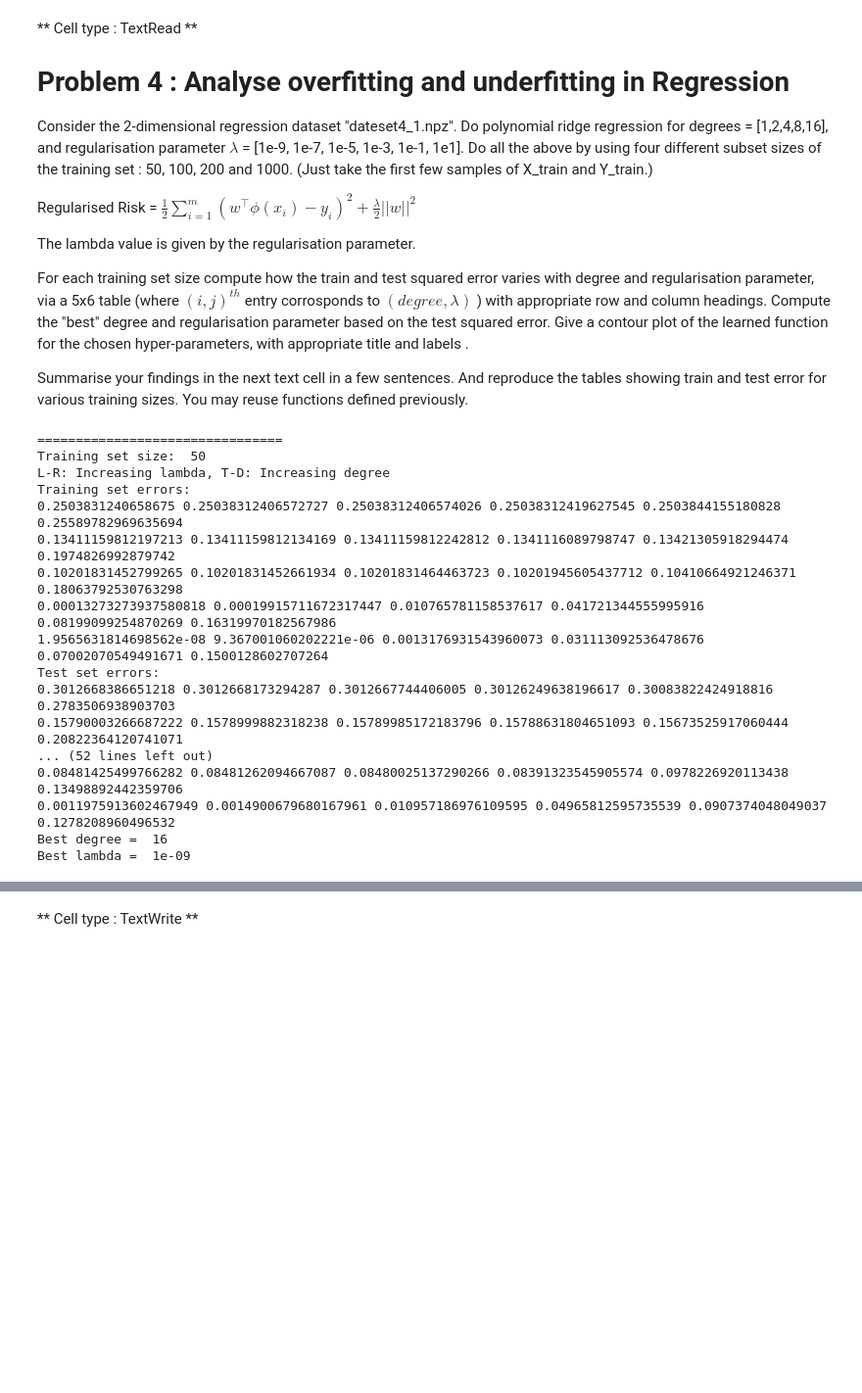
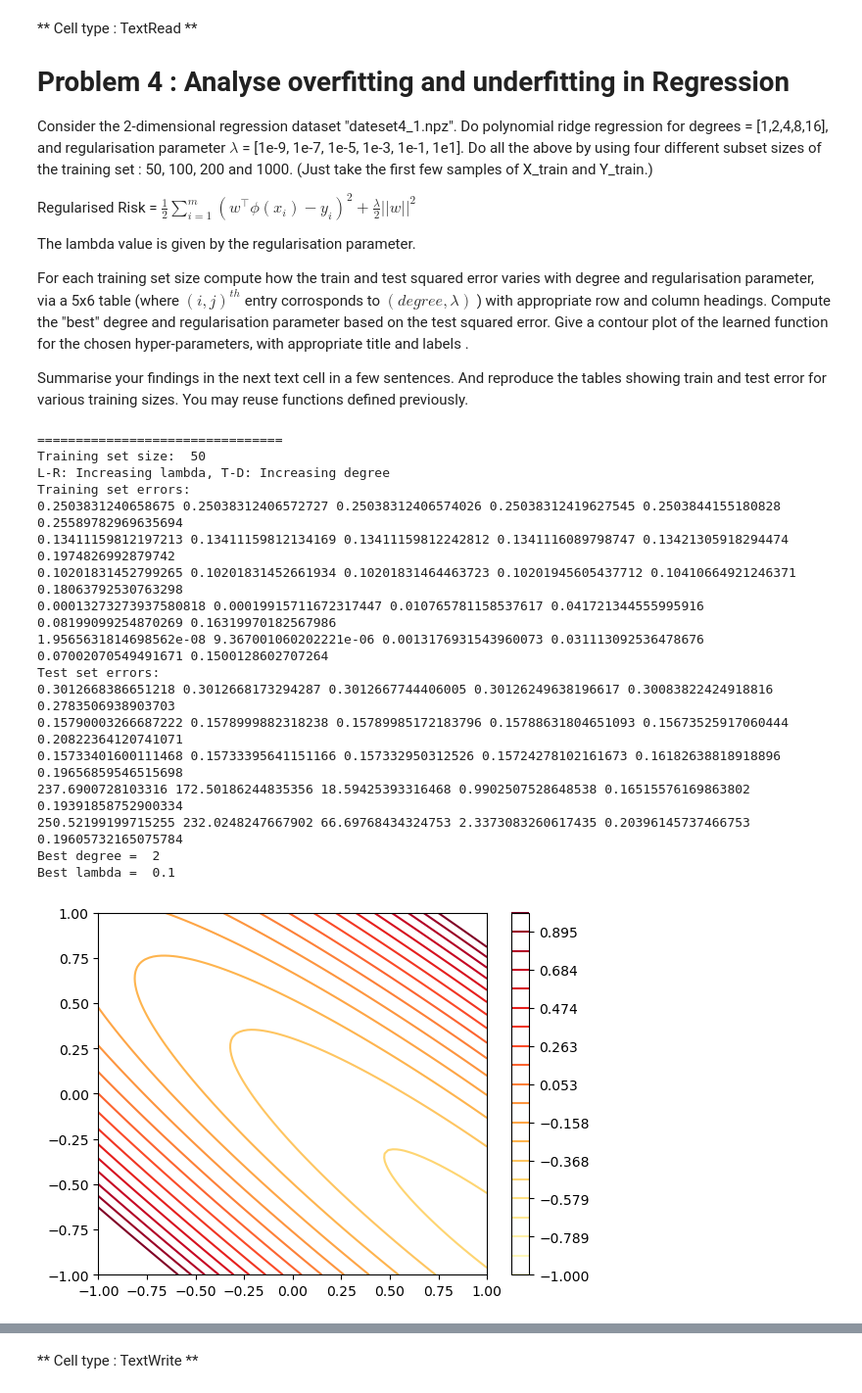
Before and after one commit to Bala-A87/CS5691-Assignments, a Jupyter notebook: A1/ProgAssmt1_student.ipynb, the cells around one changed output, grey strips where cells are left out. Shown at 98% size. Cells and saved outputs as stored; diff of their text form; code cells hidden in the pictures; blank space fills up the shorter version.

```diff
--- a/A1/ProgAssmt1_student.ipynb
+++ b/A1/ProgAssmt1_student.ipynb
@@ -798,46 +834,69 @@ train_sizes = [50, 100, 200, 1000]
 for train_size in train_sizes:
     train_error = np.zeros(shape=(5,6))
     test_error = np.zeros(shape=(5,6))
+    # wt_vector = [
+    #     [0, 0, 0, 0, 0, 0],
+    #     [0, 0, 0, 0, 0, 0],
+    #     [0, 0, 0, 0, 0, 0],
+    #     [0, 0, 0, 0, 0, 0],
+    #     [0, 0, 0, 0, 0, 0]
+    # ]
     X_train_subset = X_train[0:train_size]
     Y_train_subset = Y_train[0:train_size]
     for i,degree in enumerate(degrees):
         for j,reg_param in enumerate(reg_params):
+            # wt_vector[i][j] = polynomial_regression_ridge_train(X_train_subset, Y_train_subset, degree, reg_param)
             wt_vector = polynomial_regression_ridge_train(X_train_subset, Y_train_subset, degree, reg_param)
+            # Y_train_pred = polynomial_regression_ridge_pred(X_train_subset, wt_vector[i][j], degree)
+            # Y_test_pred = polynomial_regression_ridge_pred(X_test, wt_vector[i][j], degree)
             Y_train_pred = polynomial_regression_ridge_pred(X_train_subset, wt_vector, degree)
             Y_test_pred = polynomial_regression_ridge_pred(X_test, wt_vector, degree)
             train_error[i][j] = find_mse(Y_train_subset, Y_train_pred)
             test_error[i][j] = find_mse(Y_test, Y_test_pred)
     print('================================')
     print("Training set size: ", train_size)
     print("L-R: Increasing lambda, T-D: Increasing degree")
     print("Training set errors:")
     for i in range(5):
         for j in range(6):
             print(train_error[i][j], end=' ')
         print("")
     print("Test set errors:")
     for i in range(5):
         for j in range(6):
             print(test_error[i][j], end=' ')
         print("")
     comb_index = np.argmin(test_error)
-    print("Best degree = ", degrees[int(comb_index/6)])
-    print("Best lambda = ", reg_params[comb_index%6])
+    best_degree = degrees[int(comb_index/6)]
+    best_lambda = reg_params[comb_index%6]
+    print("Best degree = ", best_degree)
+    print("Best lambda = ", best_lambda)
+    X,Y = np.meshgrid(np.linspace(-1,1,100), np.linspace(-1,1,100))
+    X_test = np.transpose(np.array([np.ndarray.flatten(X), np.ndarray.flatten(Y)]))
+
+    wt_vector = polynomial_regression_ridge_train(X_train_subset, Y_train_subset, best_degree, best_lambda)
+    Z = polynomial_regression_ridge_pred(X_test, wt_vector, best_degree)
+    Z = np.reshape(a=Z, newshape=X.shape, order='C')
+    plt.figure()
+    contour = plt.contour(X,Y,Z,levels=np.linspace(-1.,1. , 20),cmap='YlOrRd')
+    plt.colorbar(contour)
+    plt.show()
 # %% [output]
 ================================
 Training set size:  50
 L-R: Increasing lambda, T-D: Increasing degree
 Training set errors:
 0.2503831240658675 0.25038312406572727 0.25038312406574026 0.25038312419627545 0.2503844155180828 0.25589782969635694
 0.13411159812197213 0.13411159812134169 0.13411159812242812 0.1341116089798747 0.13421305918294474 0.1974826992879742
 0.10201831452799265 0.10201831452661934 0.10201831464463723 0.10201945605437712 0.10410664921246371 0.18063792530763298
 0.00013273273937580818 0.00019915711672317447 0.010765781158537617 0.041721344555995916 0.08199099254870269 0.16319970182567986
 1.9565631814698562e-08 9.367001060202221e-06 0.0013176931543960073 0.031113092536478676 0.07002070549491671 0.1500128602707264
 Test set errors:
 0.3012668386651218 0.3012668173294287 0.3012667744406005 0.30126249638196617 0.30083822424918816 0.2783506938903703
 0.15790003266687222 0.1578999882318238 0.15789985172183796 0.15788631804651093 0.15673525917060444 0.20822364120741071
-... (52 lines left out)
-0.08481425499766282 0.08481262094667087 0.08480025137290266 0.08391323545905574 0.0978226920113438 0.13498892442359706
-0.0011975913602467949 0.0014900679680167961 0.010957186976109595 0.04965812595735539 0.0907374048049037 0.1278208960496532
-Best degree =  16
-Best lambda =  1e-09
+0.15733401600111468 0.15733395641151166 0.157332950312526 0.15724278102161673 0.16182638818918896 0.19656859546515698
+237.6900728103316 172.50186244835356 18.59425393316468 0.9902507528648538 0.16515576169863802 0.19391858752900334
+250.52199199715255 232.0248247667902 66.69768434324753 2.3373083260617435 0.20396145737466753 0.19605732165075784
+Best degree =  2
+Best lambda =  0.1
+[figure, added]
```
Also changed, not shown: parts of 4 cells of this notebook, 1 other file.
